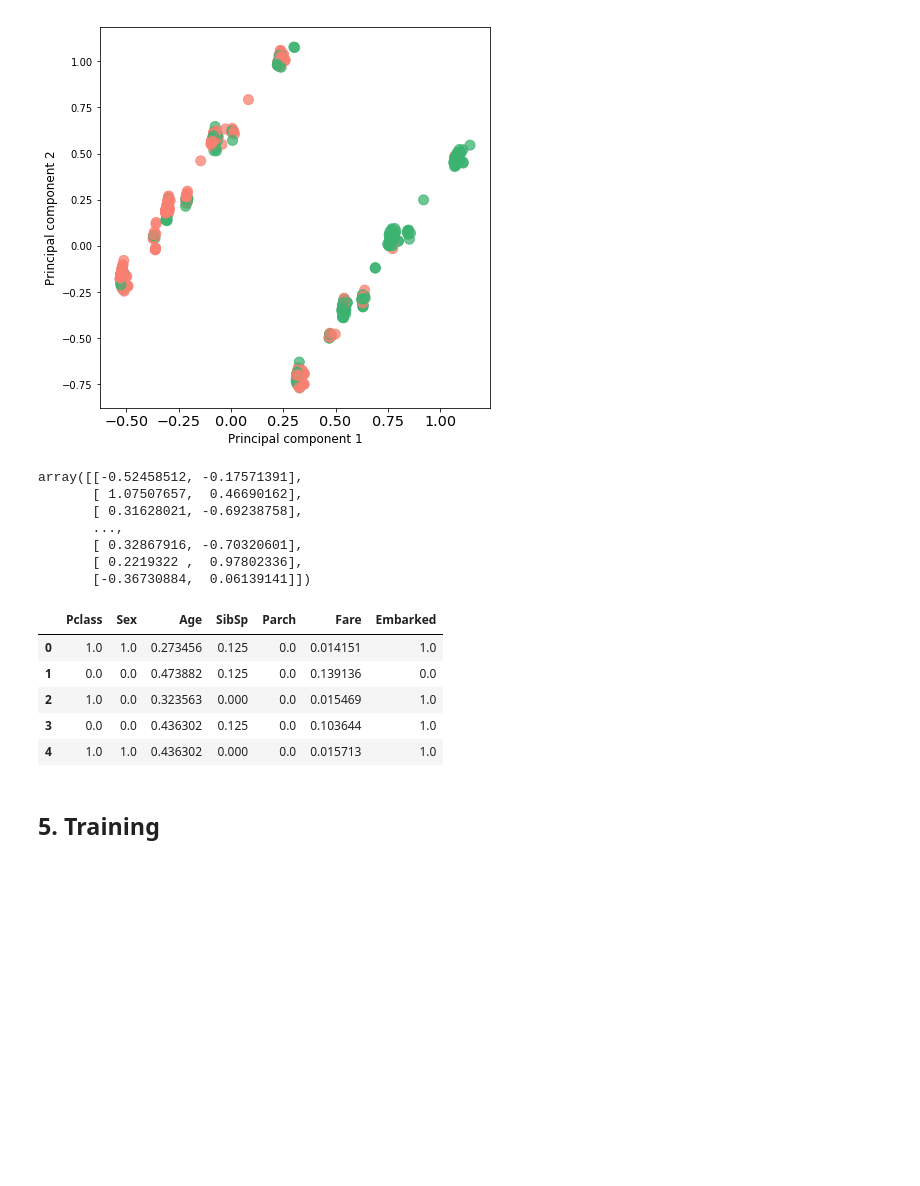
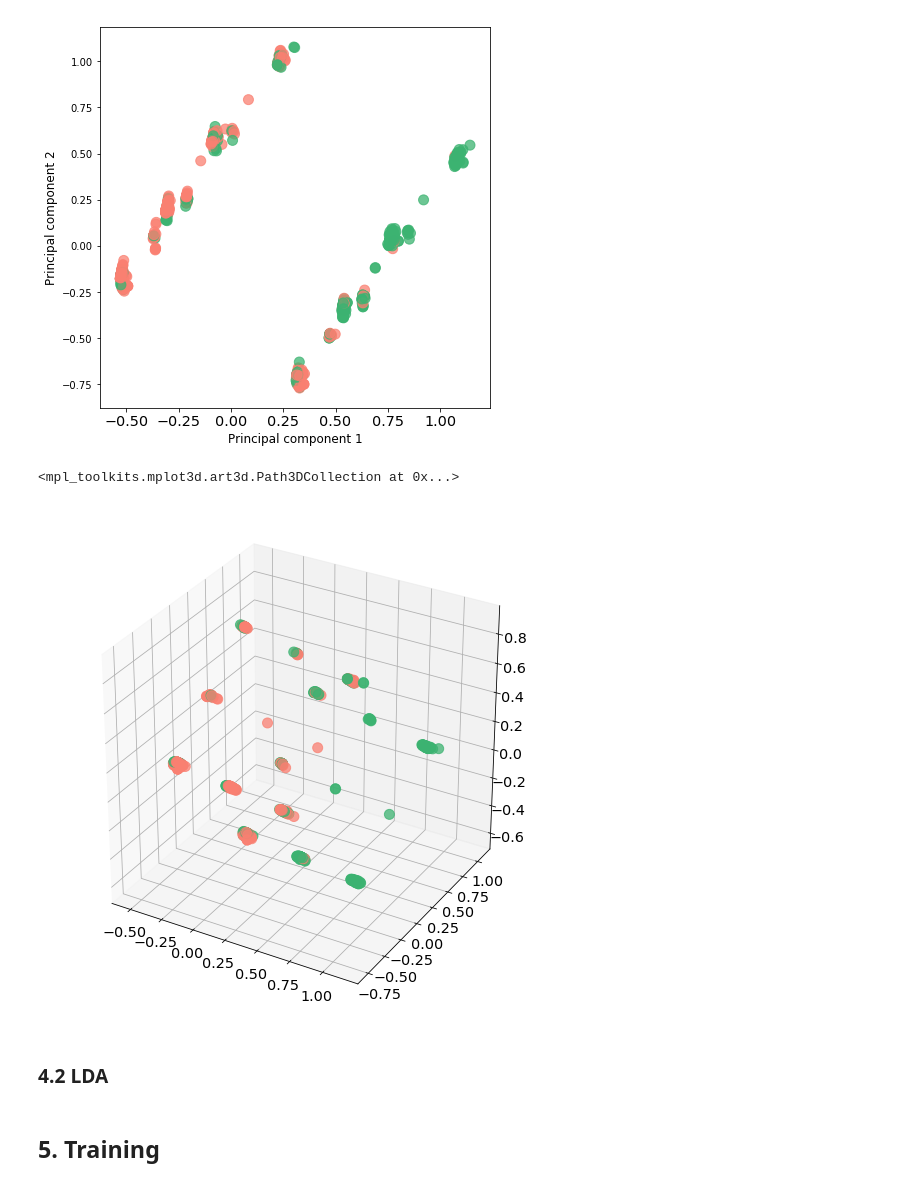
Before and after one commit to GlaIZier/titanic-prediction, a Jupyter notebook: notebooks/approach2.ipynb, the cells around one changed output. Cells and saved outputs as stored; diff of their text form; code cells hidden in the pictures; blank space fills up the shorter version.

```diff
--- a/notebooks/approach2.ipynb
+++ b/notebooks/approach2.ipynb
@@ -312,25 +312,26 @@ x_train_full_transformed.plot(kind='scatter', x=x_train_full_transformed.columns
 # %% [output]
 <matplotlib.axes._subplots.AxesSubplot at 0x...>
 [figure]
-# %%
-x_train_full_transformed[:, :]
-# %% [output]
-array([[-0.52458512, -0.17571391],
-       [ 1.07507657,  0.46690162],
-       [ 0.31628021, -0.69238758],
-       ...,
-       [ 0.32867916, -0.70320601],
-       [ 0.2219322 ,  0.97802336],
-       [-0.36730884,  0.06139141]])
-# %%
-x_train_full.head()
-# %% [output]
-|  | Pclass | Sex | Age | SibSp | Parch | Fare | Embarked |
-| 0 | 1.0 | 1.0 | 0.273456 | 0.125 | 0.0 | 0.014151 | 1.0 |
-| 1 | 0.0 | 0.0 | 0.473882 | 0.125 | 0.0 | 0.139136 | 0.0 |
-| 2 | 1.0 | 0.0 | 0.323563 | 0.000 | 0.0 | 0.015469 | 1.0 |
-| 3 | 0.0 | 0.0 | 0.436302 | 0.125 | 0.0 | 0.103644 | 1.0 |
-| 4 | 1.0 | 1.0 | 0.436302 | 0.000 | 0.0 | 0.015713 | 1.0 |
+# %%
+from sklearn.decomposition import PCA
+from mpl_toolkits.mplot3d import Axes3D
+
+pca = PCA(n_components=3)
+x_train_full_transformed = pca.fit_transform(x_train_full)
+
+y_train_full_color = y_train_full.copy()
+y_train_full_color[y_train_full_color==0] = 'Salmon'
+y_train_full_color[y_train_full_color==1] = 'MediumSeaGreen'
+
+fig = plt.figure(figsize=(7, 7))
+ax = Axes3D(fig)
+ax.scatter(x_train_full_transformed[:, 0], x_train_full_transformed[:, 1], x_train_full_transformed[:, 2],
+           color=y_train_full_color, s=100, alpha=0.75)
+# %% [output]
+<mpl_toolkits.mplot3d.art3d.Path3DCollection at 0x...>
+[figure, added]
+# %% [markdown]
+### 4.2 LDA
 # %% [markdown]
 ## 5. Training
 # %% [markdown]
```
Also changed, not shown: parts of 1 cell of this notebook.
